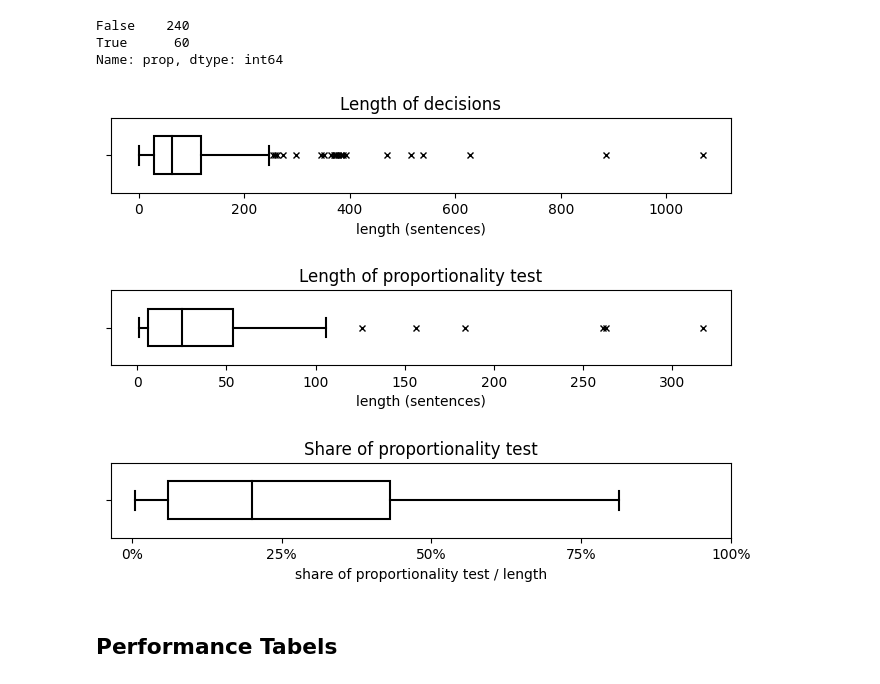
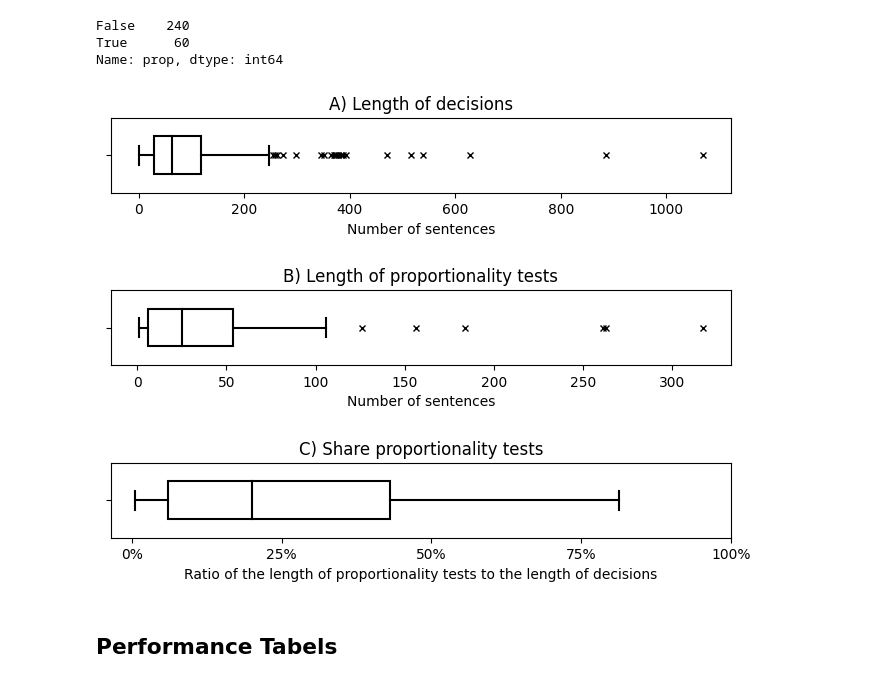
Before and after one commit to klueders/proportionality-argument, a Jupyter notebook: evaluation.ipynb, the cells around one changed output. Saved outputs shown, nothing was run; the diff lists cells and outputs as text; code cells hidden in the pictures.

```diff
--- a/evaluation.ipynb
+++ b/evaluation.ipynb
@@ -58,35 +58,35 @@ Name: prop, dtype: int64
 # %%
 PROPS = {
     'boxprops':{'facecolor':'none', 'edgecolor':'black'},
     'medianprops':{'color':'black'},
     'whiskerprops':{'color':'black'},
     'capprops':{'color':'black'},
     'flierprops': {'marker':'x','markeredgecolor':'black'}
 }
 
 plt_df = data_dec[data_dec.prop > 0].copy()
 plt_df['share'] = plt_df.apply(lambda row: row.prop / row.len, axis=1)
 
 fig, axs = plt.subplots(nrows=3,figsize=(8, 7))
 
 #fig.tight_layout(pad=5.0)
 sns.boxplot(x = data_dec['len'], color='white', width=.5, **PROPS, ax=axs[0])
-axs[0].set_title("Length of decisions")
-axs[0].set_xlabel("length (sentences)")
+axs[0].set_title("A) Length of decisions")
+axs[0].set_xlabel("Number of sentences")
 sns.boxplot(x = plt_df['prop'], color='white', width=.5, **PROPS, ax=axs[1])
-axs[1].set_title("Length of proportionality test")
-axs[1].set_xlabel("length (sentences)")
+axs[1].set_title("B) Length of proportionality tests")
+axs[1].set_xlabel("Number of sentences")
 sns.boxplot(x = plt_df['share'], color='white', width=.5, **PROPS, ax=axs[2])
-axs[2].set_title("Share of proportionality test")
-axs[2].set_xlabel("share of proportionality test / length")
+axs[2].set_title("C) Share proportionality tests")
+axs[2].set_xlabel("Ratio of the length of proportionality tests to the length of decisions")
 axs[2].set_xticks([0,0.25,0.5,0.75,1],['0%','25%','50%','75%','100%'])
 
 fig.subplots_adjust(bottom=0.2,
                     top=0.8,
                     hspace=1.3)
 plt.show()
 # %% [output]
-[figure, old version]
+[figure, new version]
 # %% [markdown]
 ## Performance Tabels
 # %% [markdown]
```
Also changed, not shown: parts of 3 cells of this notebook, 6 other files.
